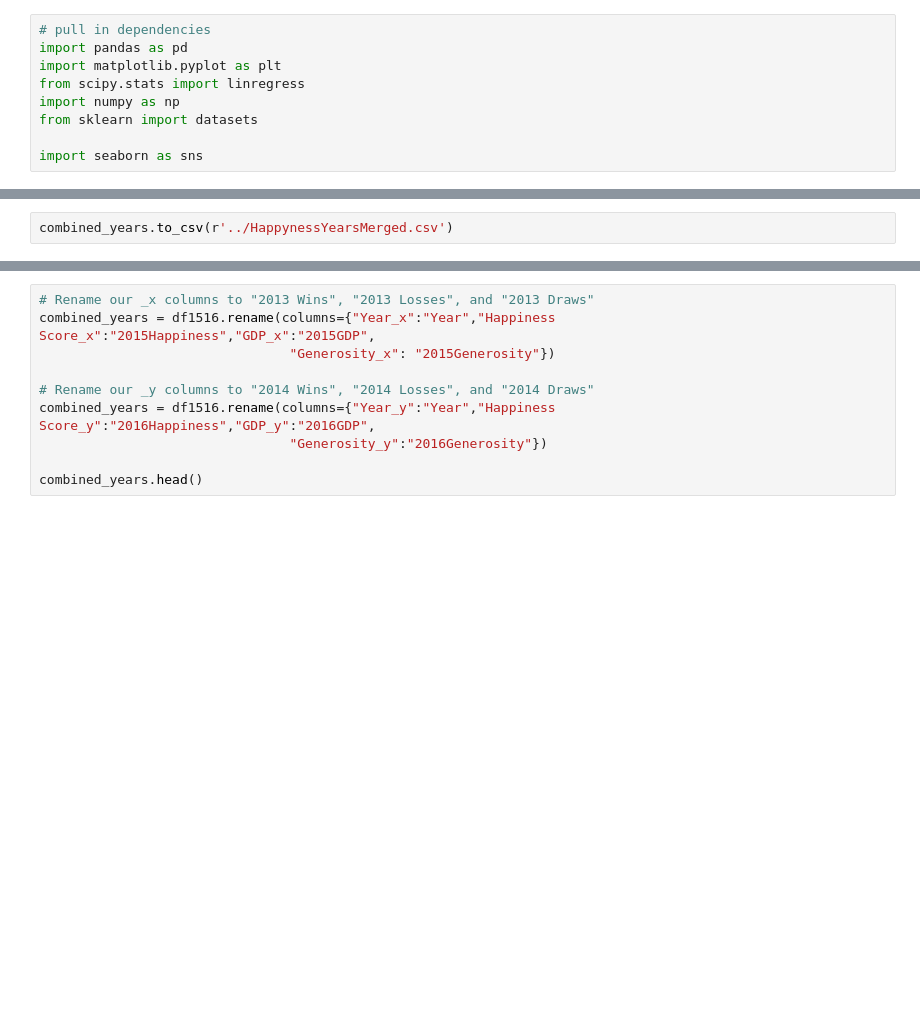
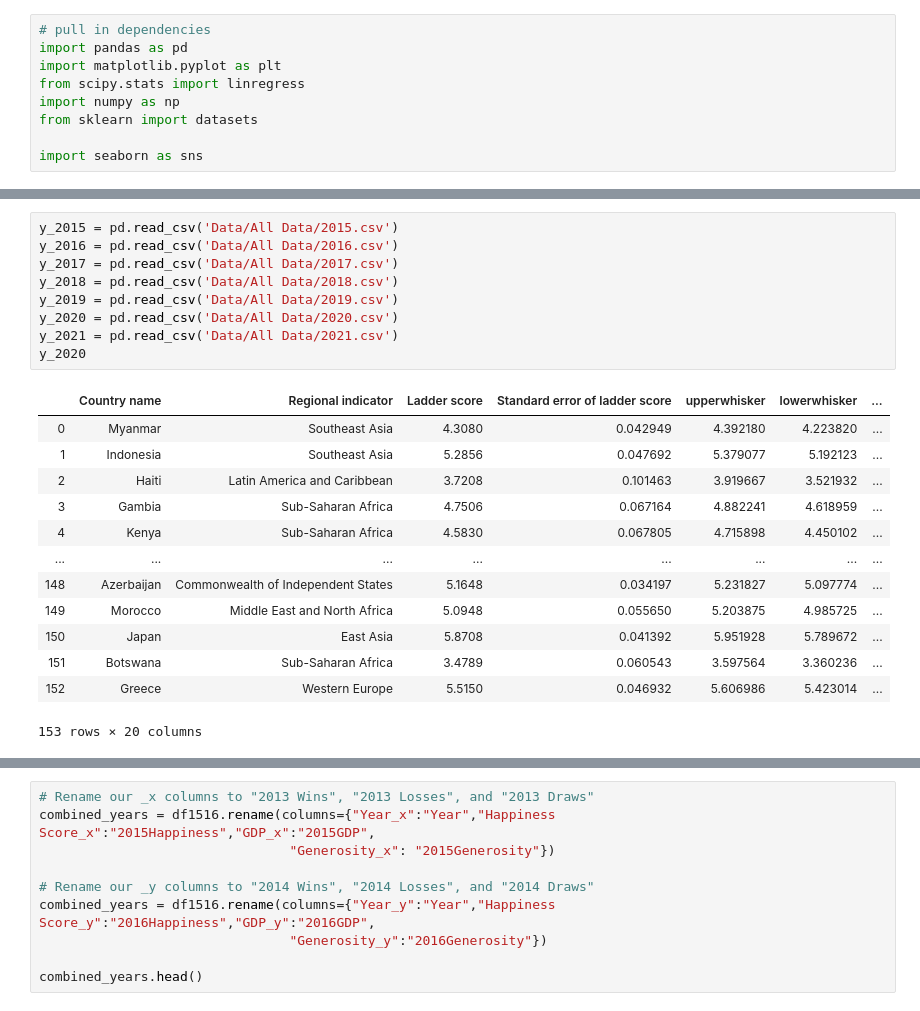
Before and after one commit to matteo005/Happiness_Project, a Jupyter notebook: MB_Data_Code.ipynb, the cells around one changed output, grey strips where cells are left out. Saved outputs shown, nothing was run; the diff lists cells and outputs as text; blank space fills up the shorter version.

Commit message:
Made some changes to each notebook and straightened out my code. Started my analysis on the data

```diff
--- a/MB_Data_Code.ipynb
+++ b/MB_Data_Code.ipynb
@@ -46,2 +10,23 @@ region.describe()
-# %%
-combined_years.to_csv(r'../HappynessYearsMerged.csv')
+# %%
+y_2015 = pd.read_csv('Data/All Data/2015.csv')
+y_2016 = pd.read_csv('Data/All Data/2016.csv')
+y_2017 = pd.read_csv('Data/All Data/2017.csv')
+y_2018 = pd.read_csv('Data/All Data/2018.csv')
+y_2019 = pd.read_csv('Data/All Data/2019.csv')
+y_2020 = pd.read_csv('Data/All Data/2020.csv')
+y_2021 = pd.read_csv('Data/All Data/2021.csv')
+y_2020
+# %% [output]
+|  | Country name | Regional indicator | Ladder score | Standard error of ladder score | upperwhisker | lowerwhisker | ... |
+| 0 | Myanmar | Southeast Asia | 4.3080 | 0.042949 | 4.392180 | 4.223820 | ... |
+| 1 | Indonesia | Southeast Asia | 5.2856 | 0.047692 | 5.379077 | 5.192123 | ... |
+| 2 | Haiti | Latin America and Caribbean | 3.7208 | 0.101463 | 3.919667 | 3.521932 | ... |
+| 3 | Gambia | Sub-Saharan Africa | 4.7506 | 0.067164 | 4.882241 | 4.618959 | ... |
+| 4 | Kenya | Sub-Saharan Africa | 4.5830 | 0.067805 | 4.715898 | 4.450102 | ... |
+| ... | ... | ... | ... | ... | ... | ... | ... |
+| 148 | Azerbaijan | Commonwealth of Independent States | 5.1648 | 0.034197 | 5.231827 | 5.097774 | ... |
+| 149 | Morocco | Middle East and North Africa | 5.0948 | 0.055650 | 5.203875 | 4.985725 | ... |
+| 150 | Japan | East Asia | 5.8708 | 0.041392 | 5.951928 | 5.789672 | ... |
+| 151 | Botswana | Sub-Saharan Africa | 3.4789 | 0.060543 | 3.597564 | 3.360236 | ... |
+| 152 | Greece | Western Europe | 5.5150 | 0.046932 | 5.606986 | 5.423014 | ... |
+153 rows × 20 columns
```
Also changed, not shown: parts of 13 cells of this notebook, 1 other file.
